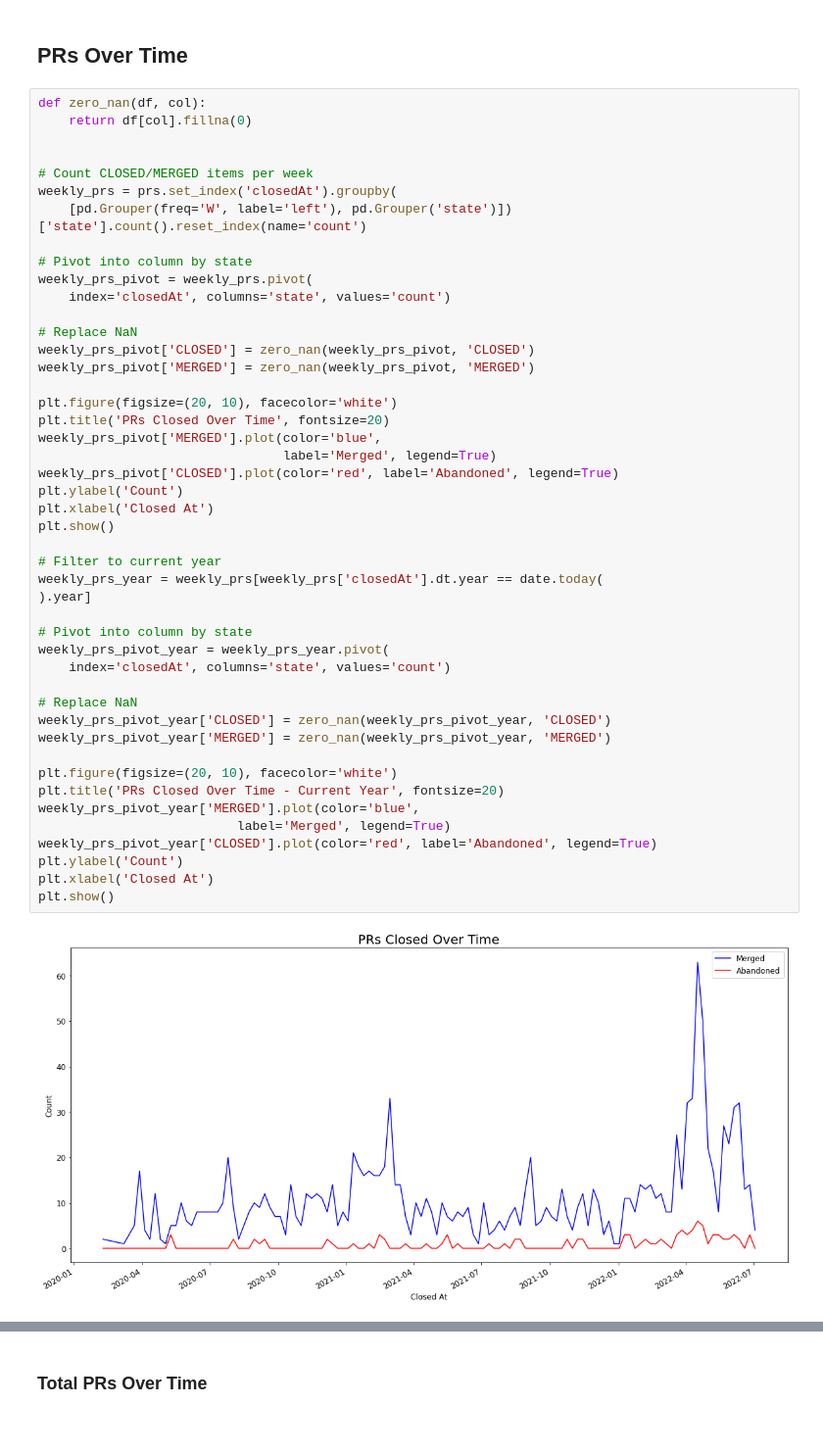
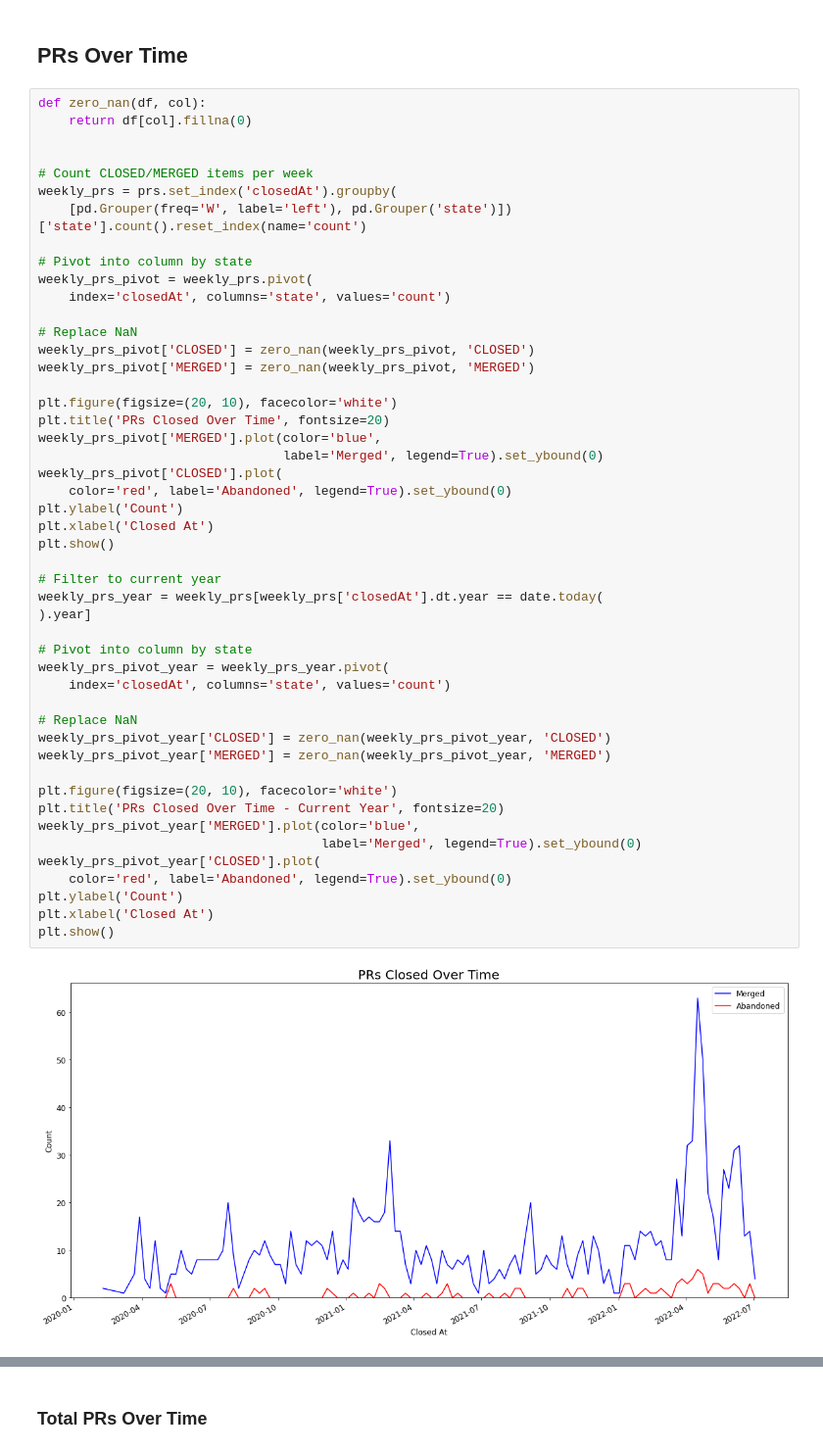
Before and after one commit to thebrianbug/dev-flow-dashboard, a Jupyter notebook: Flow_Dashboard.ipynb, the cells around one changed output, grey strips where cells are left out. Shown at 98% size. Drawn from its saved outputs; the diff is of its cells as text.

```diff
--- a/Flow_Dashboard.ipynb
+++ b/Flow_Dashboard.ipynb
@@ -80,35 +80,37 @@ weekly_prs_pivot = weekly_prs.pivot(
 # Replace NaN
 weekly_prs_pivot['CLOSED'] = zero_nan(weekly_prs_pivot, 'CLOSED')
 weekly_prs_pivot['MERGED'] = zero_nan(weekly_prs_pivot, 'MERGED')
 
 plt.figure(figsize=(20, 10), facecolor='white')
 plt.title('PRs Closed Over Time', fontsize=20)
 weekly_prs_pivot['MERGED'].plot(color='blue',
-                                label='Merged', legend=True)
-weekly_prs_pivot['CLOSED'].plot(color='red', label='Abandoned', legend=True)
+                                label='Merged', legend=True).set_ybound(0)
+weekly_prs_pivot['CLOSED'].plot(
+    color='red', label='Abandoned', legend=True).set_ybound(0)
 plt.ylabel('Count')
 plt.xlabel('Closed At')
 plt.show()
 
 # Filter to current year
 weekly_prs_year = weekly_prs[weekly_prs['closedAt'].dt.year == date.today(
 ).year]
 
 # Pivot into column by state
 weekly_prs_pivot_year = weekly_prs_year.pivot(
     index='closedAt', columns='state', values='count')
 
 # Replace NaN
 weekly_prs_pivot_year['CLOSED'] = zero_nan(weekly_prs_pivot_year, 'CLOSED')
 weekly_prs_pivot_year['MERGED'] = zero_nan(weekly_prs_pivot_year, 'MERGED')
 
 plt.figure(figsize=(20, 10), facecolor='white')
 plt.title('PRs Closed Over Time - Current Year', fontsize=20)
 weekly_prs_pivot_year['MERGED'].plot(color='blue',
-                          label='Merged', legend=True)
-weekly_prs_pivot_year['CLOSED'].plot(color='red', label='Abandoned', legend=True)
+                                     label='Merged', legend=True).set_ybound(0)
+weekly_prs_pivot_year['CLOSED'].plot(
+    color='red', label='Abandoned', legend=True).set_ybound(0)
 plt.ylabel('Count')
 plt.xlabel('Closed At')
 plt.show()
 # %% [output]
-[figure, old version]
+[figure, new version]
```
Also changed, not shown: parts of 1 cell of this notebook.
